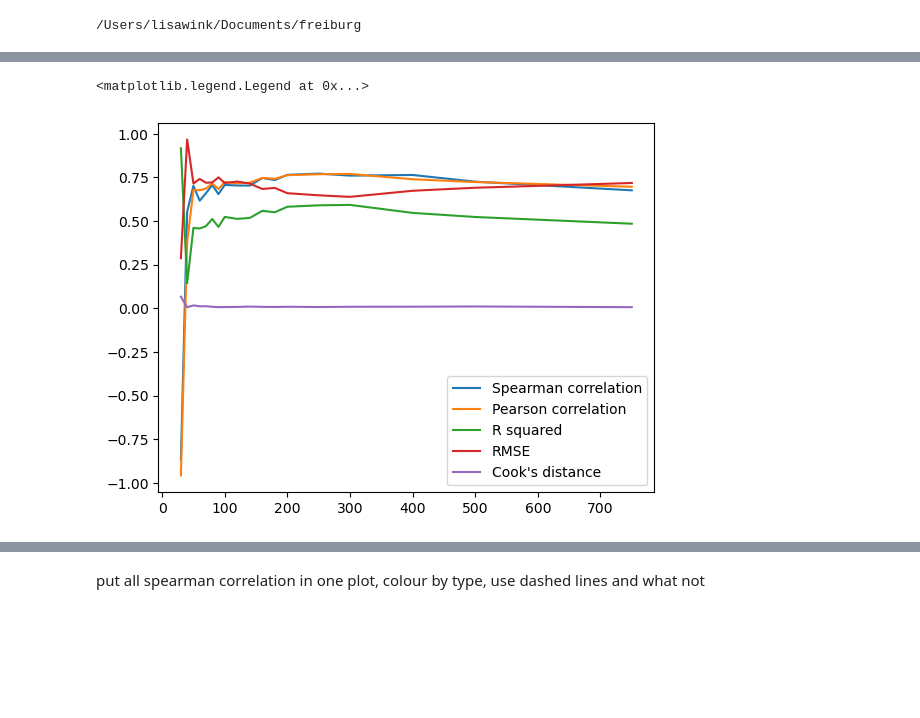
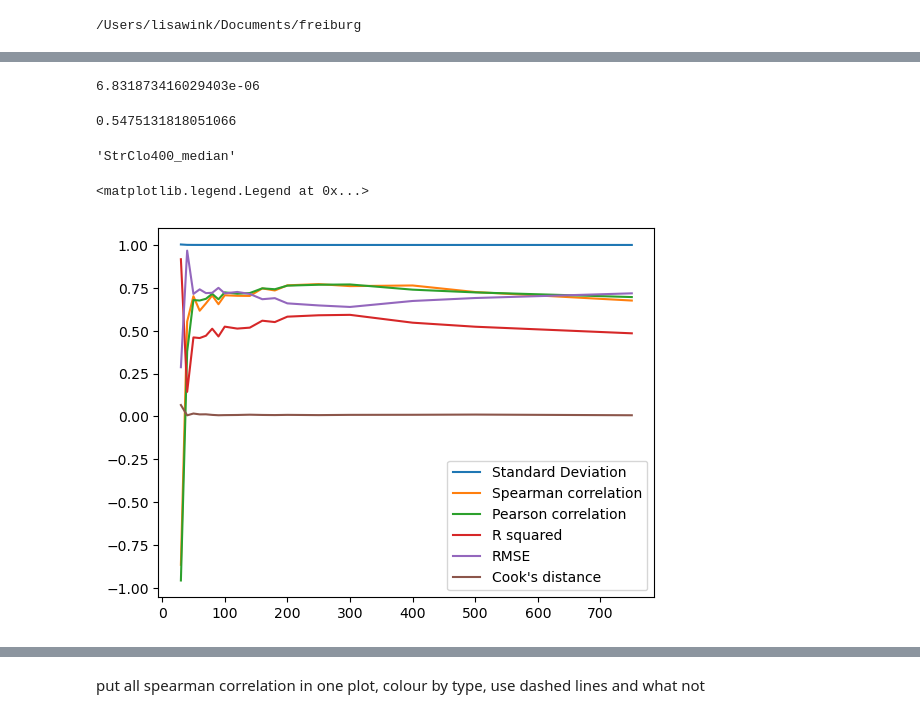
Before and after one commit to lisawink/freiburg, a Jupyter notebook: visualisations/scales_multitimes.ipynb, the cells around one changed output, grey strips where cells are left out. Saved outputs shown, nothing was run; the diff lists cells and outputs as text; code cells hidden in the pictures; blank space fills up the shorter version.

```diff
--- a/visualisations/scales_multitimes.ipynb
+++ b/visualisations/scales_multitimes.ipynb
@@ -42,0 +47,12 @@ station_colors = {station: cmap(i) for i, station in enumerate(stations)}  # Map
+# %%
+radius = 500
+# %%
+vars = gpd.read_parquet(f'/Users/lisawink/Documents/paper1/data/processed_data/processed_station_params_{radius}.parquet')
+vars.index = vars['station_id']
+to_remove = ['station_id','station_no','station_name','station_long_name','station_type','station_lat','station_lon','station_elevation','mounting_structure','sky_view_factor','dominant_land_use','local_climate_zone','urban_atlas_class','urban_atlas_code','geometry','SVF']
+vars = vars.drop(to_remove, axis=1)
+vars = vars.merge(temp, left_on='station_id', right_on='station_id',how='inner')
+
+std = vars[var].std()
+mean = vars[var].mean()
+cv = std/mean
@@ -43,3 +103,15 @@ station_colors = {station: cmap(i) for i, station in enumerate(stations)}  # Map
+# %%
+std
+# %% [output]
+6.831873416029403e-06
+# %%
+cv
+# %% [output]
+0.5475131818051066
+# %%
+var
+# %% [output]
+'StrClo400_median'
 # %%
 def stats_multiple_times(radius, var, time):
     vars = gpd.read_parquet(f'/Users/lisawink/Documents/paper1/data/processed_data/processed_station_params_{radius}.parquet')
@@ -47,6 +119,10 @@ def stats_multiple_times(radius, var, time):
     to_remove = ['station_id','station_no','station_name','station_long_name','station_type','station_lat','station_lon','station_elevation','mounting_structure','sky_view_factor','dominant_land_use','local_climate_zone','urban_atlas_class','urban_atlas_code','geometry','SVF']
     vars = vars.drop(to_remove, axis=1)
     vars = vars.merge(temp, left_on='station_id', right_on='station_id',how='inner')
+
+    std = vars[var].std()
+    mean = vars[var].mean()
+    CV = std/mean
 
     scaler = StandardScaler()
     vars_scaled = scaler.fit_transform(vars)
@@ -87,24 +163,25 @@ def stats_multiple_times(radius, var, time):
     influence = model.get_influence()
     cooks_d = influence.cooks_distance[0].max()  # Max Cook's distance
 
-    return data, spearman_corr, p_value, pearson_corr, r_squared, rmse, cooks_d, y_pred
+    return data, CV, spearman_corr, p_value, pearson_corr, r_squared, rmse, cooks_d, y_pred
 # %%
 var = 'StrHW_median'
 # %%
 radii = [30,40,50,60,70,80,90,100,120,140,160,180,200,250,300,400,500,750]
 mean_stats = {}
 
 for radius in radii:
-    data, spearman_corr, p_value, pearson_corr, r_squared, rmse, cooks_d, y_pred = stats_multiple_times(radius, var, hiwn)
-    mean_stats[radius] = {'spearman_corr': spearman_corr, 'p_value': p_value, 'pearson_corr': pearson_corr, 'r_squared': r_squared, 'rmse': rmse, 'cooks_d': cooks_d}
+    data, std, spearman_corr, p_value, pearson_corr, r_squared, rmse, cooks_d, y_pred = stats_multiple_times(radius, var, hiwn)
+    mean_stats[radius] = {'std':std, 'spearman_corr': spearman_corr, 'p_value': p_value, 'pearson_corr': pearson_corr, 'r_squared': r_squared, 'rmse': rmse, 'cooks_d': cooks_d}
 
 mean_stats = pd.DataFrame(mean_stats).T
+plt.plot(radii, mean_stats['std'], label='Standard Deviation')
 plt.plot(radii, mean_stats['spearman_corr'], label='Spearman correlation')
 plt.plot(radii, mean_stats['pearson_corr'], label='Pearson correlation')
 plt.plot(radii, mean_stats['r_squared'], label='R squared')
 plt.plot(radii, mean_stats['rmse'], label='RMSE')
 plt.plot(radii, mean_stats['cooks_d'], label="Cook's distance")
 plt.legend()
 # %% [output]
 <matplotlib.legend.Legend at 0x...>
-[figure, old version]
+[figure, new version]
```
Also changed, not shown: parts of 14 cells of this notebook, 6 other files.
